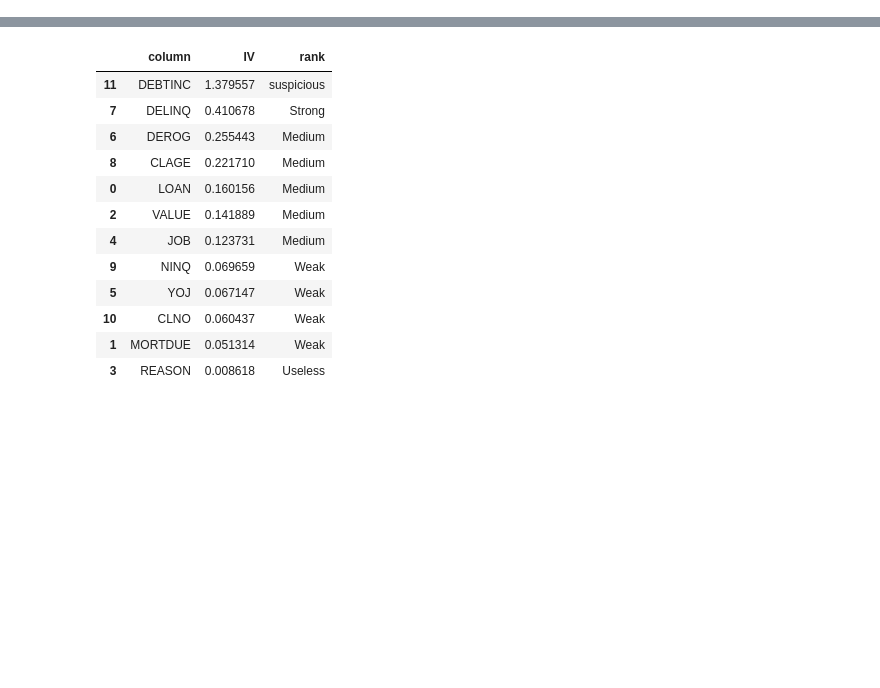
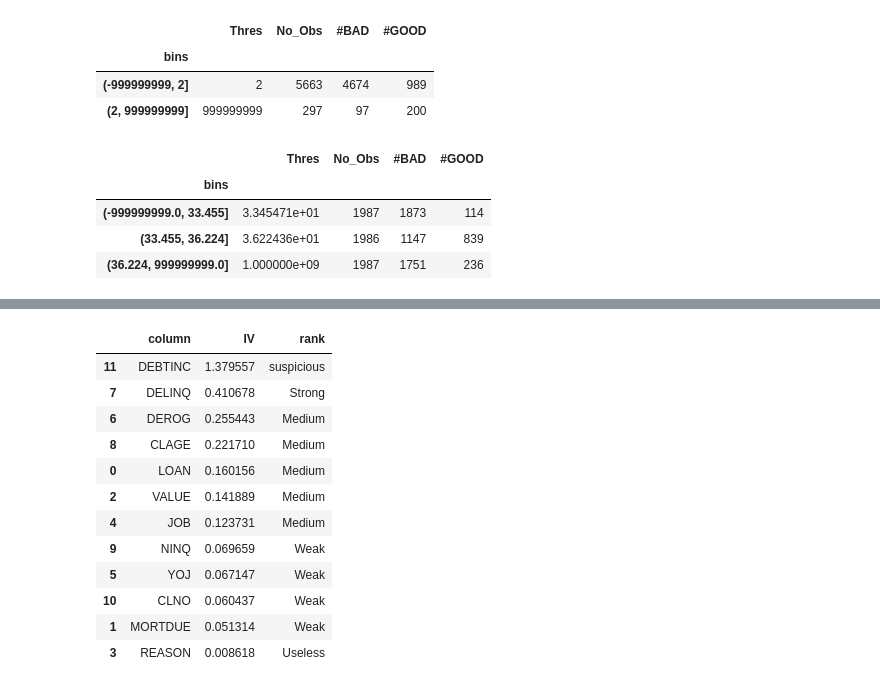
Before and after one commit to thaovtp825/pythonclass, a Jupyter notebook: ScoreCard.ipynb, the cells around one changed output, grey strips where cells are left out. Cells and saved outputs as stored; diff of their text form; code cells hidden in the pictures; blank space fills up the shorter version.

```diff
--- a/ScoreCard.ipynb
+++ b/ScoreCard.ipynb
@@ -154,6 +242,25 @@ def _bin_table(data, colname, n_bins = 10, qcut = None):
   df_GB.columns = ['#BAD', '#GOOD']
   df_summary = df_Thres.join(df_Count).join(df_GB)
   return df_summary, thres
+# %%
+# Phân chia các bins theo ngưỡng cutpoints. Phù hợp với những biến thứ bậc.
+df_summary, thres = _bin_table(data, 'DELINQ', qcut=[MIN_VAL, 2, MAX_VAL])
+df_summary
+# %% [output]
+|  | Thres | No_Obs | #BAD | #GOOD |
+| bins |  |  |  |  |
+| (-999999999, 2] | 2 | 5663 | 4674 | 989 |
+| (2, 999999999] | 999999999 | 297 | 97 | 200 |
+# %%
+# Phân chia các bins theo khai báo số lượng bins. Phù hợp với các biến liên tục.
+df_summary, thres = _bin_table(data, 'DEBTINC', n_bins=3)
+df_summary
+# %% [output]
+|  | Thres | No_Obs | #BAD | #GOOD |
+| bins |  |  |  |  |
+| (-999999999.0, 33.455] | 3.345471e+01 | 1987 | 1873 | 114 |
+| (33.455, 36.224] | 3.622436e+01 | 1986 | 1147 | 839 |
+| (36.224, 999999999.0] | 1.000000e+09 | 1987 | 1751 | 236 |
 # %%
 def _WOE(data, colname, n_bins = None, min_obs = 100, qcut = None):
 
```
Also changed, not shown: parts of 46 cells of this notebook.
